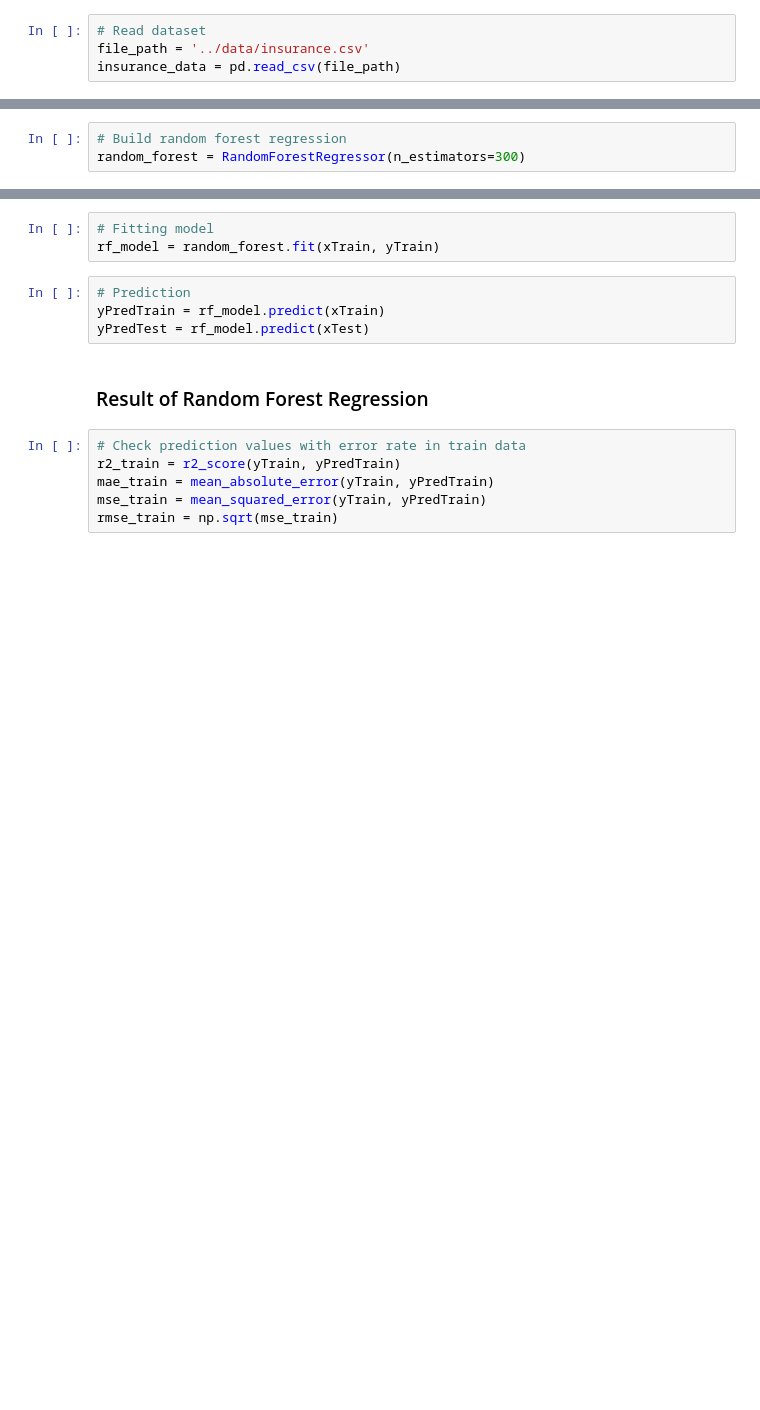
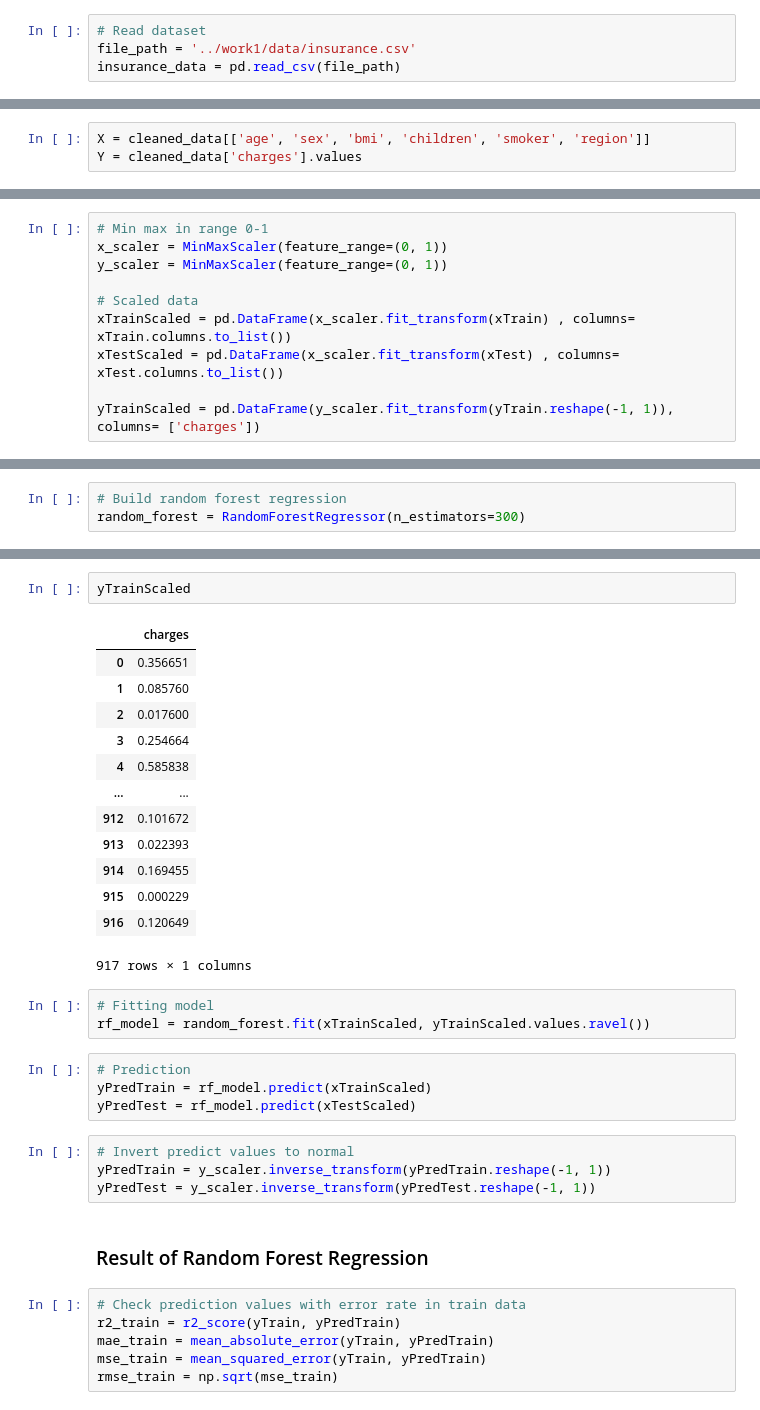
Before and after one commit to rewji43/medicalcost_regression, a Jupyter notebook: insuranceRegression.ipynb, the cells around one changed output, grey strips where cells are left out. Drawn from its saved outputs; the diff is of its cells as text; blank space fills up the shorter version.

```diff
--- a/insuranceRegression.ipynb
+++ b/insuranceRegression.ipynb
@@ -14,7 +14,7 @@ sns.set(style="darkgrid")
 ### Read data
 # %%
 # Read dataset
-file_path = '../data/insurance.csv'
+file_path = '../work1/data/insurance.csv'
 insurance_data = pd.read_csv(file_path)
 # %%
 # Show sample data
@@ -179,0 +184,3 @@ from sklearn.metrics import r2_score
+# %%
+X = cleaned_data[['age', 'sex', 'bmi', 'children', 'smoker', 'region']]
+Y = cleaned_data['charges'].values
@@ -180,3 +190,13 @@ from sklearn.metrics import r2_score
+# %%
+# Min max in range 0-1
+x_scaler = MinMaxScaler(feature_range=(0, 1))
+y_scaler = MinMaxScaler(feature_range=(0, 1))
+
+# Scaled data
+xTrainScaled = pd.DataFrame(x_scaler.fit_transform(xTrain) , columns= xTrain.columns.to_list())
+xTestScaled = pd.DataFrame(x_scaler.fit_transform(xTest) , columns= xTest.columns.to_list())
+
+yTrainScaled = pd.DataFrame(y_scaler.fit_transform(yTrain.reshape(-1, 1)), columns= ['charges'])
 # %% [markdown]
 ### Random Forest Regression
 # %%
@@ -216,13 +225,33 @@ random_forest.get_params()
  'random_state': None,
  'verbose': 0,
  'warm_start': False}
+# %%
+yTrainScaled
+# %% [output]
+|  | charges |
+| 0 | 0.356651 |
+| 1 | 0.085760 |
+| 2 | 0.017600 |
+| 3 | 0.254664 |
+| 4 | 0.585838 |
+| ... | ... |
+| 912 | 0.101672 |
+| 913 | 0.022393 |
+| 914 | 0.169455 |
+| 915 | 0.000229 |
+| 916 | 0.120649 |
+917 rows × 1 columns
 # %%
 # Fitting model
-rf_model = random_forest.fit(xTrain, yTrain)
+rf_model = random_forest.fit(xTrainScaled, yTrainScaled.values.ravel())
 # %%
 # Prediction
-yPredTrain = rf_model.predict(xTrain)
-yPredTest = rf_model.predict(xTest)
+yPredTrain = rf_model.predict(xTrainScaled)
+yPredTest = rf_model.predict(xTestScaled)
+# %%
+# Invert predict values to normal
+yPredTrain = y_scaler.inverse_transform(yPredTrain.reshape(-1, 1))
+yPredTest = y_scaler.inverse_transform(yPredTest.reshape(-1, 1))
 # %% [markdown]
 ### Result of Random Forest Regression
 # %%
```
Also changed, not shown: parts of 20 cells of this notebook, 2 other files.
